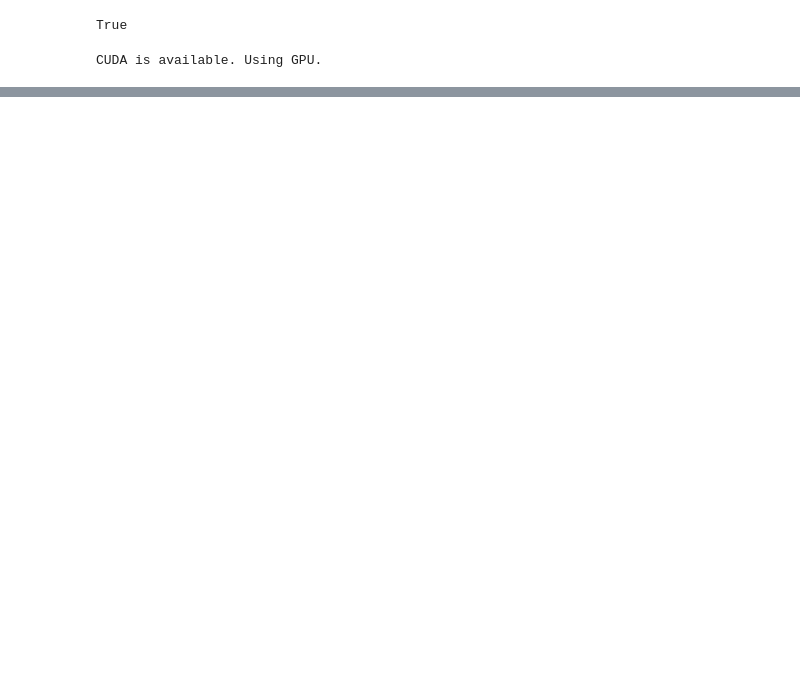
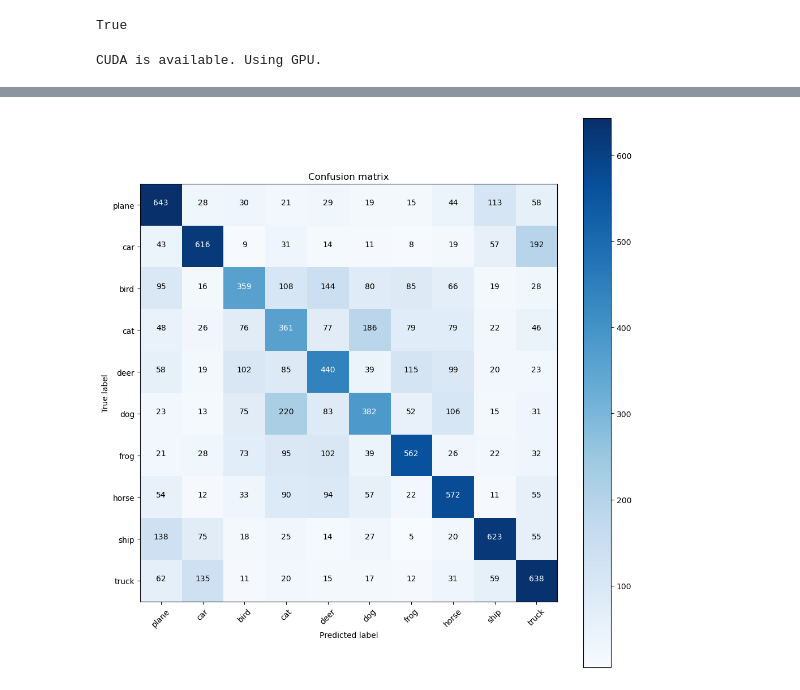
Before and after one commit to YousefALH/MLHWCore, a Jupyter notebook: Homework/Homework 6 dev Neural Network/HW6.ipynb, the cells around one changed output, grey strips where cells are left out. Cells and saved outputs as stored; diff of their text form; code cells hidden in the pictures; blank space fills up the shorter version.

```diff
--- a/Homework/Homework 6 dev Neural Network/HW6.ipynb
+++ b/Homework/Homework 6 dev Neural Network/HW6.ipynb
@@ -114,0 +213,98 @@ Total number of parameters:  449
+# %%
+# Load and transform CIFAR-10 data
+transform = transforms.Compose([transforms.ToTensor(), transforms.Normalize((0.5, 0.5, 0.5), (0.5, 0.5, 0.5))])
+
+trainset = torchvision.datasets.CIFAR10(root='./data', train=True, download=True, transform=transform)
+trainloader = torch.utils.data.DataLoader(trainset, batch_size=64, shuffle=True)
+
+testset = torchvision.datasets.CIFAR10(root='./data', train=False, download=True, transform=transform)
+testloader = torch.utils.data.DataLoader(testset, batch_size=64, shuffle=False)
+
+# Define the neural network
+class CIFAR10NN(nn.Module):
+    def __init__(self):
+        super(CIFAR10NN, self).__init__()
+        self.fc1 = nn.Linear(3*32*32, 512)
+        self.fc2 = nn.Linear(512, 10)
+
+    def forward(self, x):
+        x = x.view(-1, 3*32*32)
+        x = torch.relu(self.fc1(x))
+        x = self.fc2(x)
+        return x
+
+# Check for GPU availability
+device = torch.device("cuda" if torch.cuda.is_available() else "cpu")
+model = CIFAR10NN().to(device)
+
+# Loss and optimizer
+criterion = nn.CrossEntropyLoss()
+optimizer = optim.Adam(model.parameters(), lr=0.001)
+
+# Training the network
+start_time = time.time()
+num_epochs = 10  # Set the number of epochs
+for epoch in range(num_epochs):
+    running_loss = 0.0
+    for i, data in enumerate(trainloader, 0):
+        inputs, labels = data
+        inputs, labels = inputs.to(device), labels.to(device)
+
+        optimizer.zero_grad()
+
+        outputs = model(inputs)
+        loss = criterion(outputs, labels)
+        loss.backward()
+        optimizer.step()
+
+        running_loss += loss.item()
+
+    print(f"Epoch {epoch+1}, Loss: {running_loss / len(trainloader)}")
+
+end_time = time.time()
+training_time = end_time - start_time
+print(f"Training completed in: {training_time:.2f} seconds")
+
+# Evaluation and Confusion Matrix
+true_labels = []
+predicted_labels = []
+model.eval()
+with torch.no_grad():
+    for data in testloader:
+        images, labels = data
+        images, labels = images.to(device), labels.to(device)
+        outputs = model(images)
+        _, predicted = torch.max(outputs.data, 1)
+        true_labels.extend(labels.cpu().numpy())
+        predicted_labels.extend(predicted.cpu().numpy())
+
+# Calculate confusion matrix
+conf_matrix = confusion_matrix(true_labels, predicted_labels)
+
+# Function to plot confusion matrix
+def plot_confusion_matrix(cm, classes, normalize=False, title='Confusion matrix', cmap=plt.cm.Blues):
+    plt.imshow(cm, interpolation='nearest', cmap=cmap)
+    plt.title(title)
+    plt.colorbar()
+    tick_marks = np.arange(len(classes))
+    plt.xticks(tick_marks, classes, rotation=45)
+    plt.yticks(tick_marks, classes)
+
+    if normalize:
+        cm = cm.astype('float') / cm.sum(axis=1)[:, np.newaxis]
+
+    thresh = cm.max() / 2.
+    for i, j in itertools.product(range(cm.shape[0]), range(cm.shape[1])):
+        plt.text(j, i, cm[i, j],
+                 horizontalalignment="center",
+                 color="white" if cm[i, j] > thresh else "black")
+
+    plt.tight_layout()
+    plt.ylabel('True label')
+    plt.xlabel('Predicted label')
+
+# Plotting the confusion matrix
+plt.figure(figsize=(10, 10))
+plot_confusion_matrix(conf_matrix, classes=['plane', 'car', 'bird', 'cat', 'deer', 'dog', 'frog', 'horse', 'ship', 'truck'])
+plt.show()
+# %% [output]
@@ -114,0 +325 @@ Total number of parameters:  449
+[figure, added]
```
Also changed, not shown: parts of 8 cells of this notebook.
